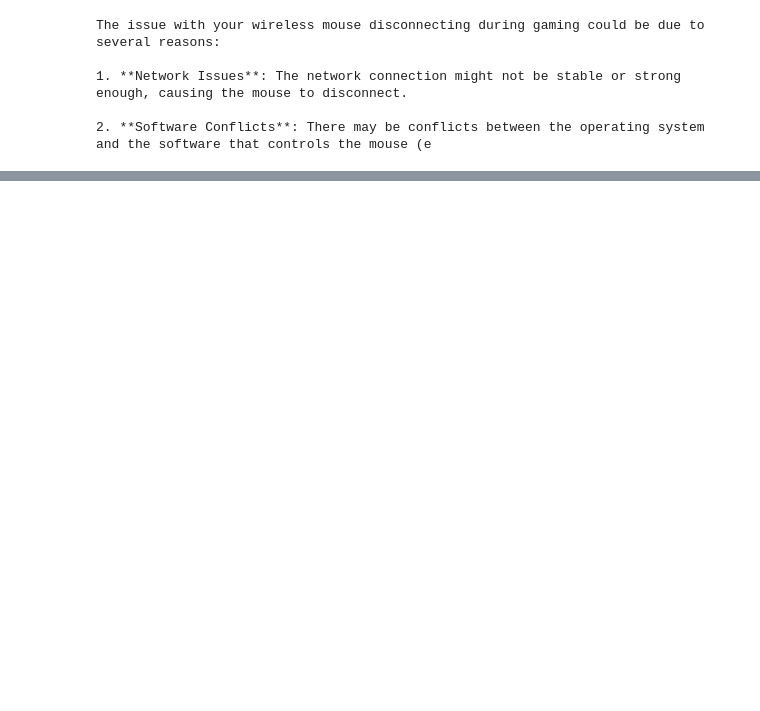
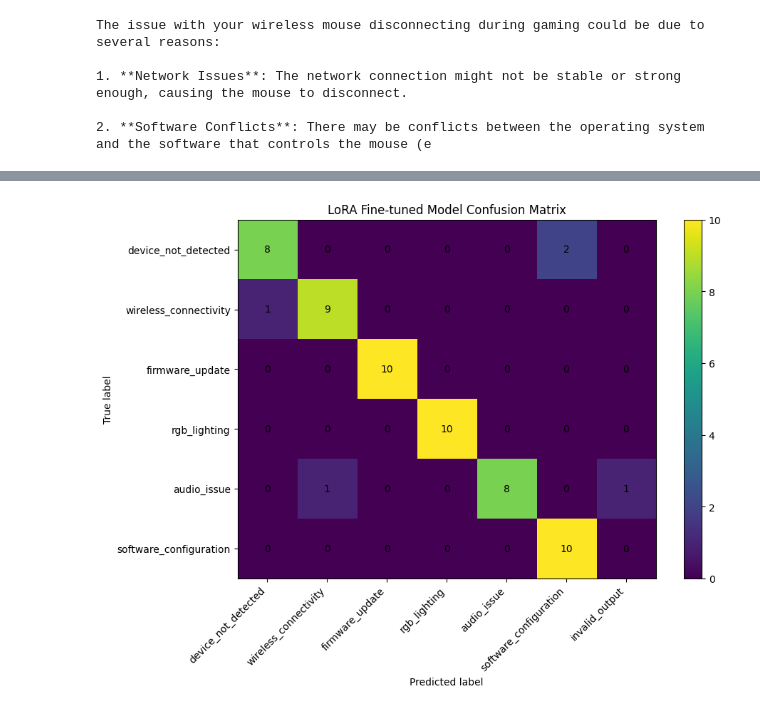
Before and after one commit to wuriley001/gaming-support-llm-finetuning, a Jupyter notebook: notebooks/gaming_intent_lora.ipynb, the cells around one changed output, grey strips where cells are left out. Drawn from its saved outputs; the diff is of its cells as text; code cells hidden in the pictures; blank space fills up the shorter version.

```diff
--- a/notebooks/gaming_intent_lora.ipynb
+++ b/notebooks/gaming_intent_lora.ipynb
@@ -141,0 +4015,78 @@ The issue with your wireless mouse disconnecting during gaming could be due to s
+# %%
+CM_LABELS = LABELS + [
+    "invalid_output"
+]
+# %%
+from sklearn.metrics import confusion_matrix
+
+lora_cm_final = confusion_matrix(
+    test_df["label"],
+    lora_predictions_for_cm,
+    labels=CM_LABELS
+)
+# %%
+lora_cm_display = (
+    lora_cm_final[:len(LABELS), :]
+)
+# %%
+import matplotlib.pyplot as plt
+
+fig, ax = plt.subplots(
+    figsize=(10, 7)
+)
+
+im = ax.imshow(
+    lora_cm_display
+)
+
+ax.set_xticks(
+    np.arange(len(CM_LABELS))
+)
+
+ax.set_yticks(
+    np.arange(len(LABELS))
+)
+
+ax.set_xticklabels(
+    CM_LABELS,
+    rotation=45,
+    ha="right"
+)
+
+ax.set_yticklabels(
+    LABELS
+)
+
+ax.set_xlabel("Predicted label")
+ax.set_ylabel("True label")
+
+ax.set_title(
+    "LoRA Fine-tuned Model Confusion Matrix"
+)
+
+for i in range(len(LABELS)):
+    for j in range(len(CM_LABELS)):
+        ax.text(
+            j,
+            i,
+            lora_cm_display[i, j],
+            ha="center",
+            va="center"
+        )
+
+fig.colorbar(
+    im,
+    ax=ax
+)
+
+plt.tight_layout()
+
+plt.savefig(
+    "results/lora_confusion_matrix.png",
+    dpi=200,
+    bbox_inches="tight"
+)
+
+plt.show()
+# %% [output]
+[figure, added]
```
Also changed, not shown: parts of 212 cells of this notebook.
